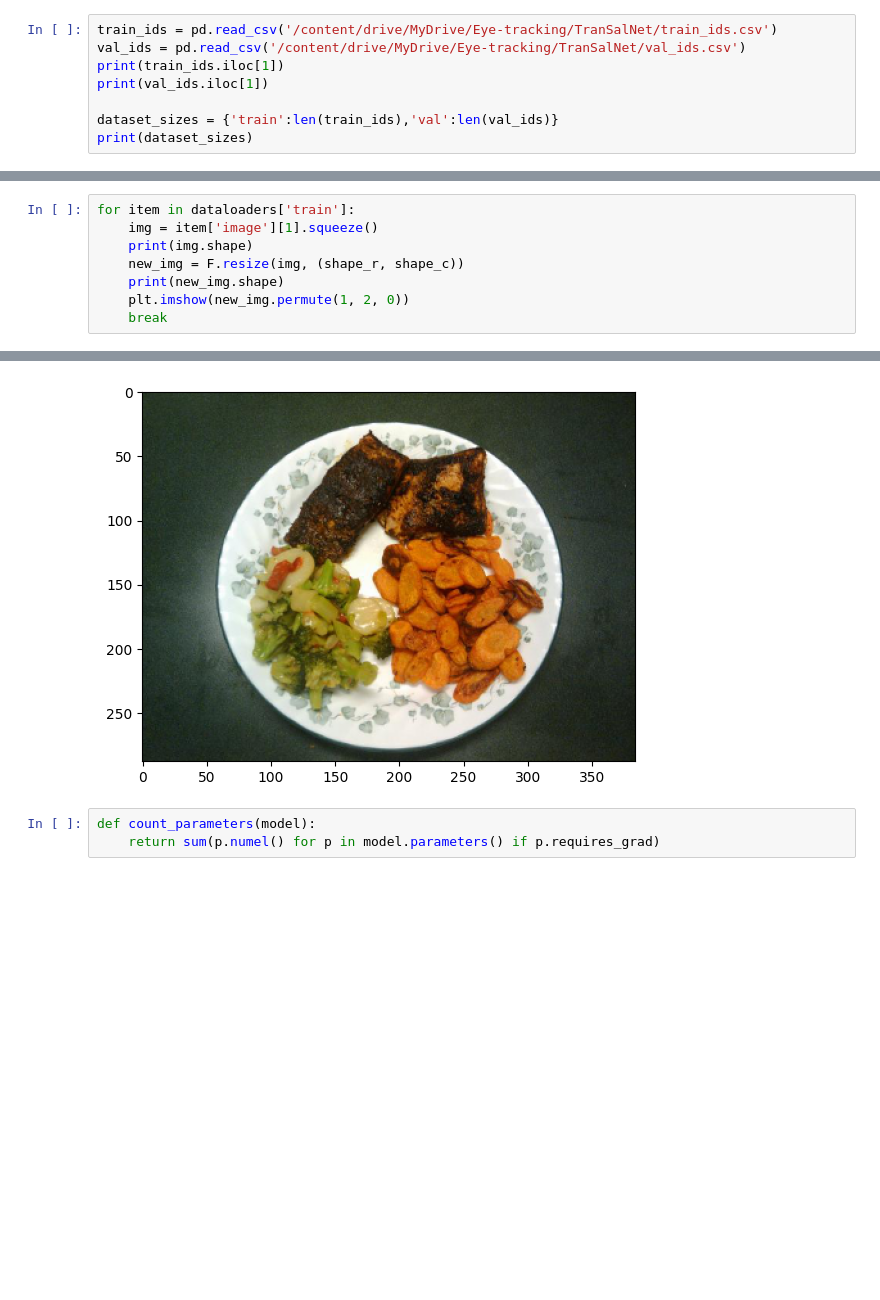
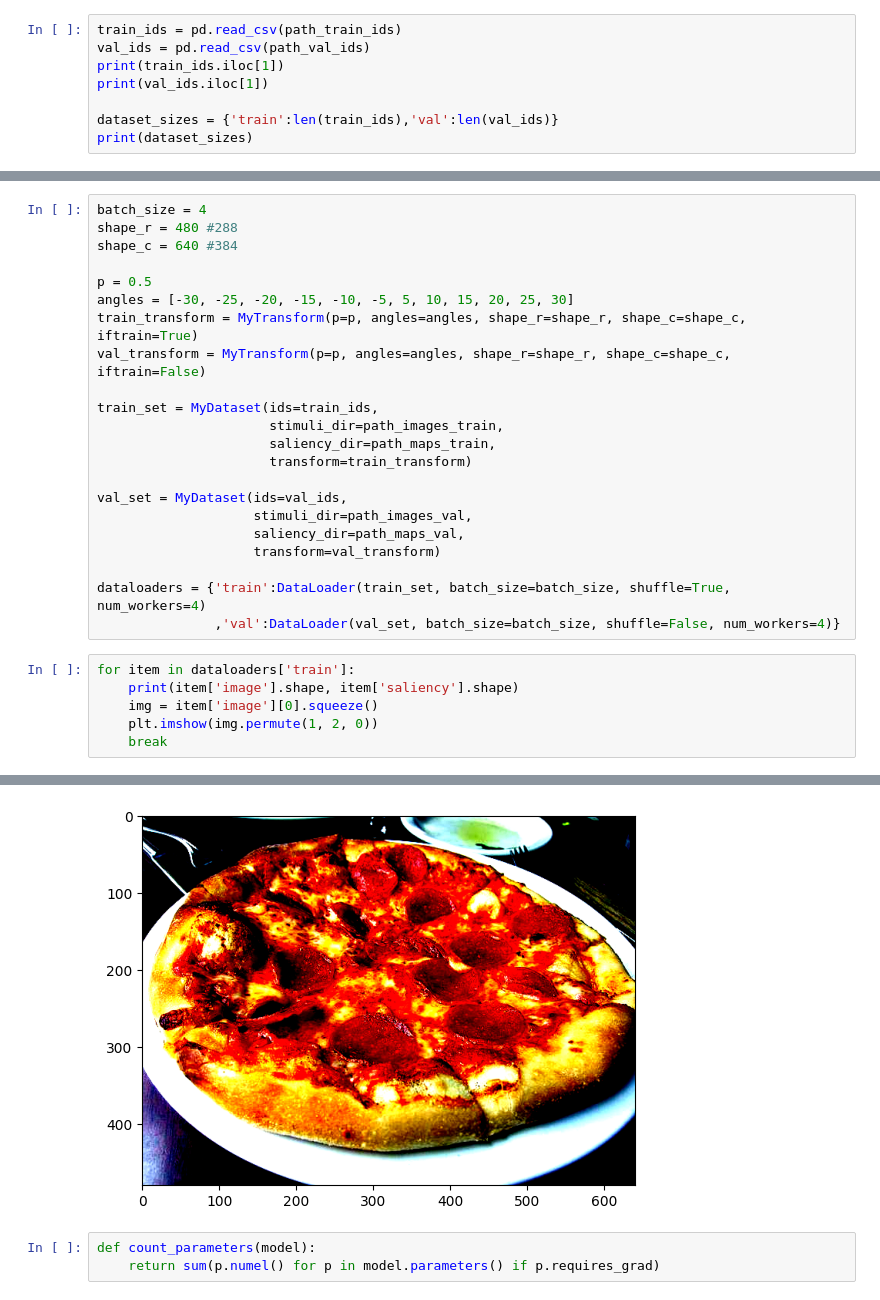
Before and after one commit to IgnatPolezhaev/MDS-ViTNet, a Jupyter notebook: TranSalNet/fine_tune&train.ipynb, the cells around one changed output, grey strips where cells are left out. Cells and saved outputs as stored; diff of their text form; blank space fills up the shorter version.

Commit message:
augmentation + new dataset CAT2000

```diff
--- a/fine_tune&train.ipynb
+++ b/TranSalNet/fine_tune&train.ipynb
@@ -62,6 +106,6 @@ print(len(os.listdir('/content/drive/MyDrive/Eye-tracking/TranSalNet/maps/val/')
 # %%
-train_ids = pd.read_csv('/content/drive/MyDrive/Eye-tracking/TranSalNet/train_ids.csv')
-val_ids = pd.read_csv('/content/drive/MyDrive/Eye-tracking/TranSalNet/val_ids.csv')
+train_ids = pd.read_csv(path_train_ids)
+val_ids = pd.read_csv(path_val_ids)
 print(train_ids.iloc[1])
 print(val_ids.iloc[1])
 
@@ -108,9 +122,29 @@ dataloaders = {'train':DataLoader(train_set, batch_size=batch_size, shuffle=True
+# %%
+batch_size = 4
+shape_r = 480 #288
+shape_c = 640 #384
+
+p = 0.5
+angles = [-30, -25, -20, -15, -10, -5, 5, 10, 15, 20, 25, 30]
+train_transform = MyTransform(p=p, angles=angles, shape_r=shape_r, shape_c=shape_c, iftrain=True)
+val_transform = MyTransform(p=p, angles=angles, shape_r=shape_r, shape_c=shape_c, iftrain=False)
+
+train_set = MyDataset(ids=train_ids,
+                      stimuli_dir=path_images_train,
+                      saliency_dir=path_maps_train,
+                      transform=train_transform)
+
+val_set = MyDataset(ids=val_ids,
+                    stimuli_dir=path_images_val,
+                    saliency_dir=path_maps_val,
+                    transform=val_transform)
+
+dataloaders = {'train':DataLoader(train_set, batch_size=batch_size, shuffle=True, num_workers=4)
+               ,'val':DataLoader(val_set, batch_size=batch_size, shuffle=False, num_workers=4)}
 # %%
 for item in dataloaders['train']:
-    img = item['image'][1].squeeze()
-    print(img.shape)
-    new_img = F.resize(img, (shape_r, shape_c))
-    print(new_img.shape)
-    plt.imshow(new_img.permute(1, 2, 0))
+    print(item['image'].shape, item['saliency'].shape)
+    img = item['image'][0].squeeze()
+    plt.imshow(img.permute(1, 2, 0))
     break
 # %% [output]
@@ -119,4 +153,4 @@ torch.Size([3, 288, 384])
-[figure, old version]
+[figure, new version]
 # %%
 def count_parameters(model):
     return sum(p.numel() for p in model.parameters() if p.requires_grad)
```
Also changed, not shown: parts of 13 cells of this notebook, 7 other files.
